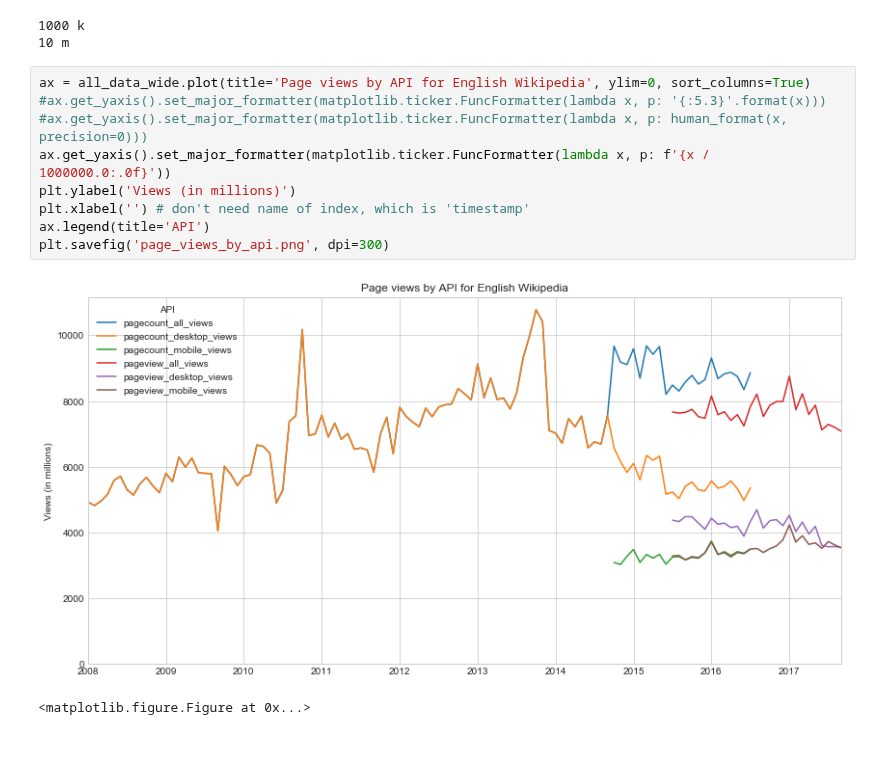
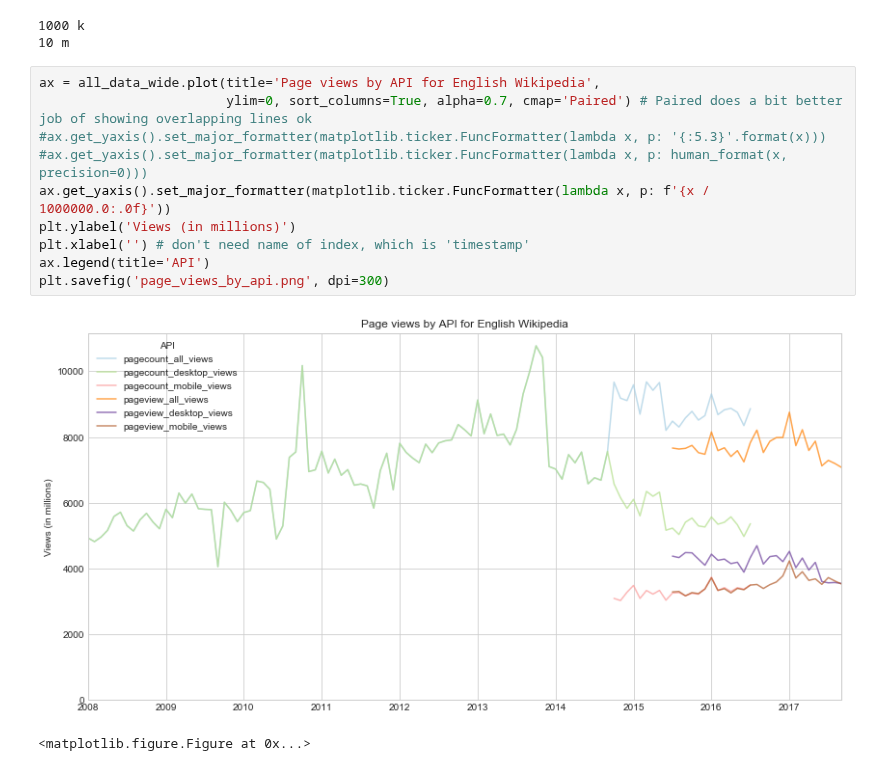
Before and after one commit to aenfield/Data512, a Jupyter notebook: a1_datacuration/EnfieldAndrew-A1.ipynb, the cells around one changed output. Drawn from its saved outputs; the diff is of its cells as text.

```diff
--- a/a1_datacuration/EnfieldAndrew-A1.ipynb
+++ b/a1_datacuration/EnfieldAndrew-A1.ipynb
@@ -278,16 +282,17 @@ print(human_format(10000000, precision=0))
 1000 k
 10 m
 # %%
-ax = all_data_wide.plot(title='Page views by API for English Wikipedia', ylim=0, sort_columns=True)
+ax = all_data_wide.plot(title='Page views by API for English Wikipedia',
+                        ylim=0, sort_columns=True, alpha=0.7, cmap='Paired') # Paired does a bit better job of showing overlapping lines ok
 #ax.get_yaxis().set_major_formatter(matplotlib.ticker.FuncFormatter(lambda x, p: '{:5.3}'.format(x)))
 #ax.get_yaxis().set_major_formatter(matplotlib.ticker.FuncFormatter(lambda x, p: human_format(x, precision=0)))
 ax.get_yaxis().set_major_formatter(matplotlib.ticker.FuncFormatter(lambda x, p: f'{x / 1000000.0:.0f}'))
 plt.ylabel('Views (in millions)')
 plt.xlabel('') # don't need name of index, which is 'timestamp'
 ax.legend(title='API')
 plt.savefig('page_views_by_api.png', dpi=300)
 # %% [output]
-[figure, old version]
+[figure, new version]
 # %%
 # %% [output]
 <matplotlib.figure.Figure at 0x...>
```
Also changed, not shown: parts of 2 cells of this notebook, 1 other file.
